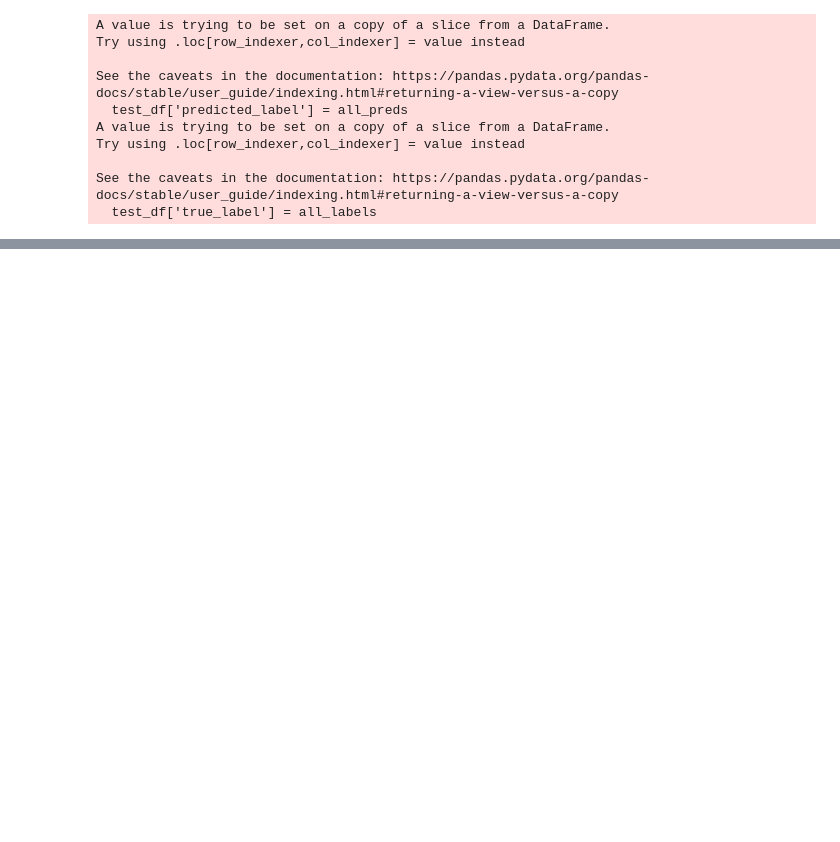
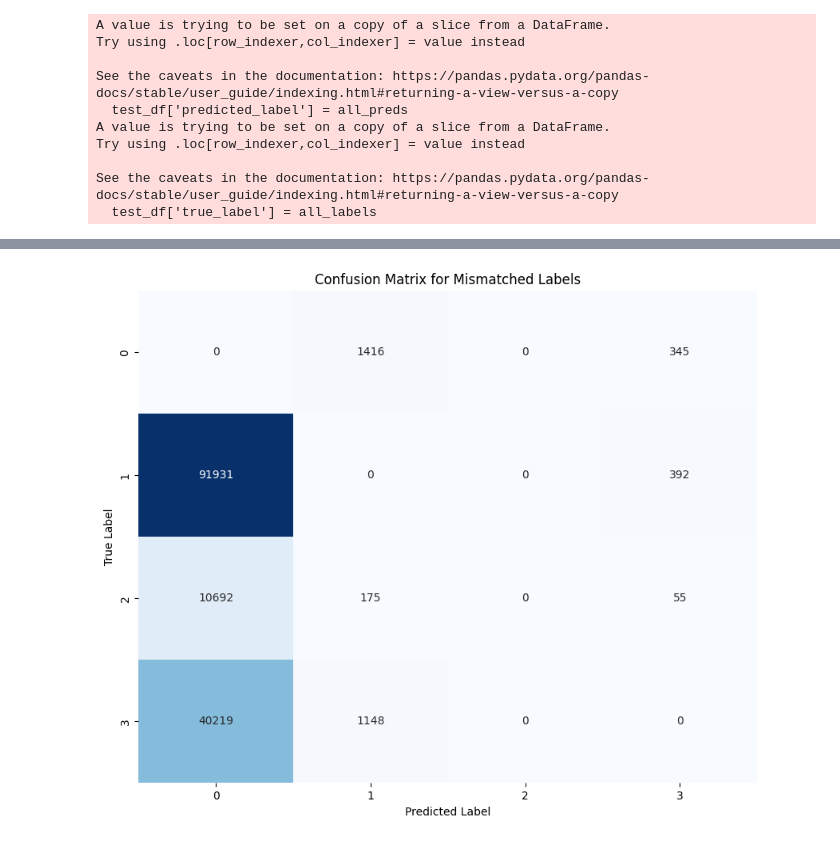
Before and after one commit to sarahlawlis/esci-shopping-queries, a Jupyter notebook: task_1/V1-team-member-2.ipynb, the cells around one changed output, grey strips where cells are left out. Saved outputs shown, nothing was run; the diff lists cells and outputs as text; code cells hidden in the pictures; blank space fills up the shorter version.

```diff
--- a/task_1/V1-team-member-2.ipynb
+++ b/task_1/V1-team-member-2.ipynb
@@ -561,8 +695,8 @@ result_train = pd.read_csv('result_train_all-distilroberta-v1.csv', index_col=0)
 result_test = pd.read_csv('result_test_all-distilroberta-v1.csv', index_col=0)
 # %%
 # Converting from DASK to Pandas
-# task_2_train = task_2_train.compute()
-# task_2_test = task_2_test.compute()
+task_2_train = task_2_train.compute()
+task_2_test = task_2_test.compute()
 # %%
 # this should all be the same: pandas.core.frame.DataFrame
 print(type(task_2_train))
@@ -782,0 +920,14 @@ Top 10 most common words in mismatched entries:
+# %%
+conf_matrix = confusion_matrix(mismatch_df['true_label'], mismatch_df['predicted_label'])
+
+labels = sorted(mismatch_df['true_label'].unique())
+conf_matrix_df = pd.DataFrame(conf_matrix, index=labels, columns=labels)
+
+plt.figure(figsize=(10, 8))
+sns.heatmap(conf_matrix_df, annot=True, fmt='d', cmap='Blues', cbar=False)
+plt.xlabel('Predicted Label')
+plt.ylabel('True Label')
+plt.title('Confusion Matrix for Mismatched Labels')
+plt.show()
+# %% [output]
+[figure, added]
```
Also changed, not shown: parts of 28 cells of this notebook.
